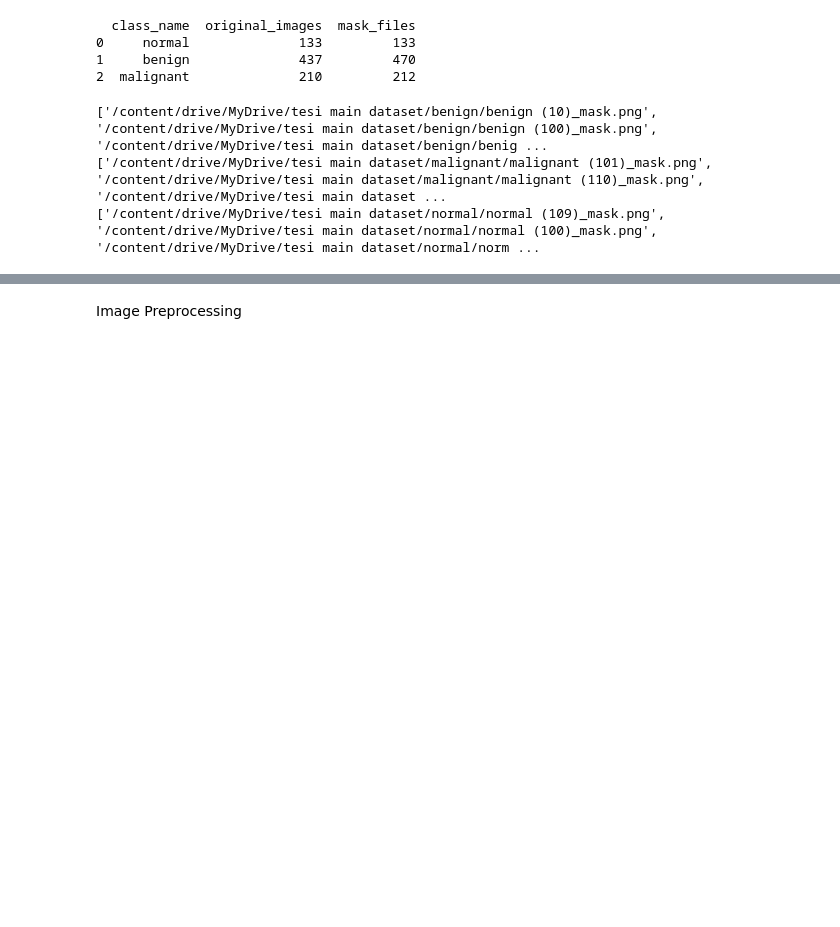
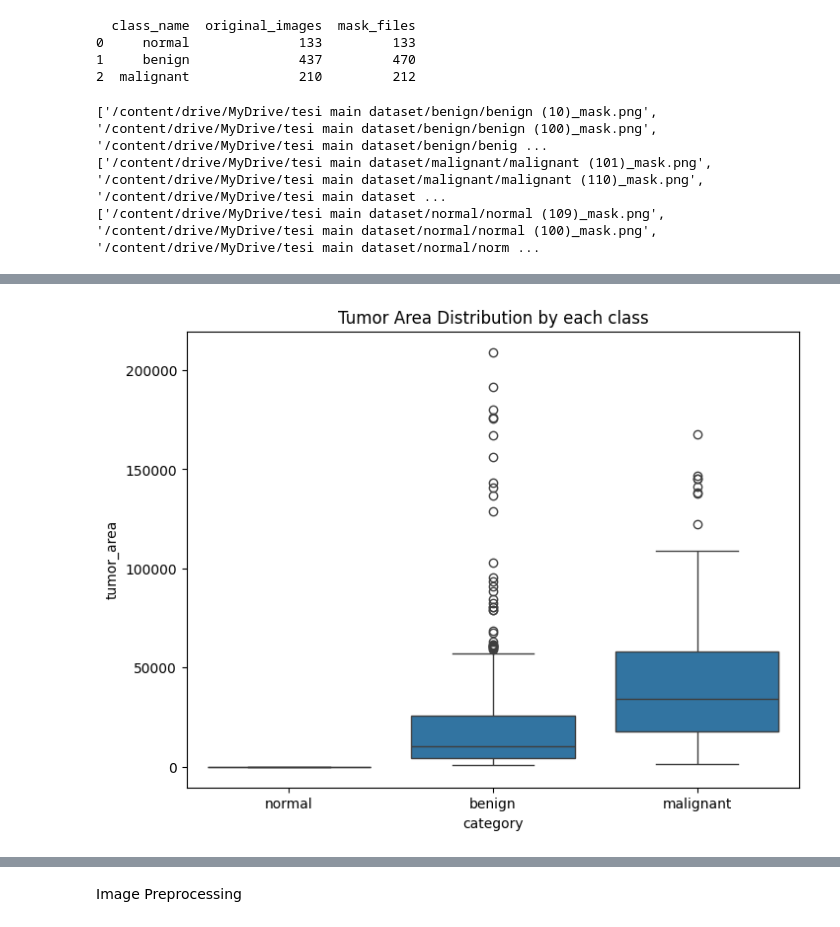
Before and after one commit to TabbyDaCatto/Thesis__Explainable-AI-using-Breast-Ultrasound-Image-BUSI-dataset, a Jupyter notebook: notebooks/tesi-maxxing.ipynb, the cells around one changed output, grey strips where cells are left out. Drawn from its saved outputs; the diff is of its cells as text; code cells hidden in the pictures; blank space fills up the shorter version.

```diff
--- a/notebooks/tesi-maxxing.ipynb
+++ b/notebooks/tesi-maxxing.ipynb
@@ -153,34 +167,27 @@ ax = sns.barplot(x='Class', y='Count', data=df)
 # %%
+#boxplot
 masks_processed = glob.glob(os.path.join(output_dir, "*.png"))
 data = []
 
 for path in masks_processed:
     mask = cv2.imread(path, 0)
-
     if mask is None:
         continue
-
     tumor_area = np.sum(mask == 255)
-
-    # Categorize based on keywords in the filename or path
     if "benign" in path:
         category = "benign"
     elif "malignant" in path:
         category = "malignant"
     else:
         category = "normal"
-
     data.append({"category": category, "tumor_area": tumor_area})
-
 df = pd.DataFrame(data)
 
-# Check if data was successfully collected before plotting
-if not df.empty:
-    plt.figure(figsize=(8, 6))
-    sns.boxplot(x='category', y='tumor_area', data=df)
-    plt.title("Tumor Area Distribution by each class")
-    plt.show()
-else:
-    print("No mask files found or dataframe is empty. Check your path!")
+plt.figure(figsize=(8, 6))
+sns.boxplot(x='category', y='tumor_area', data=df)
+plt.title("Tumor Area Distribution by each class")
+plt.show()
+# %% [output]
+[figure, added]
 # %%
 def plot_overlay(image_path, mask_path):
```
Also changed, not shown: parts of 21 cells of this notebook.
